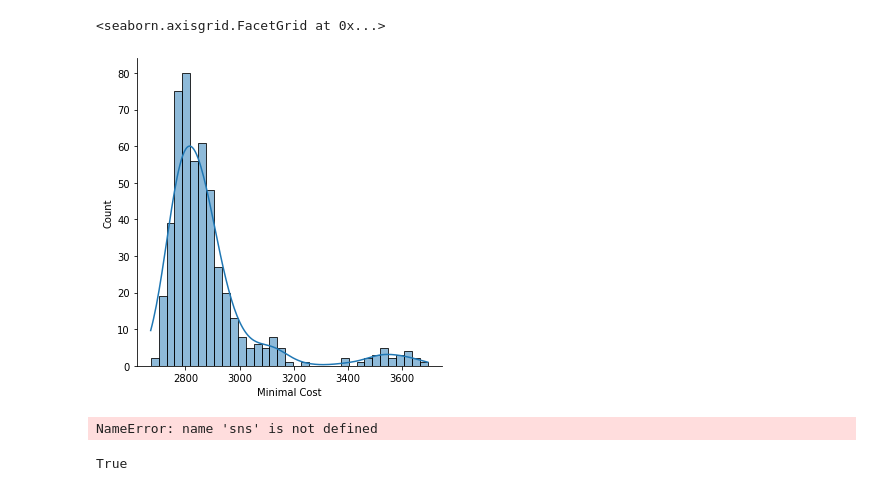
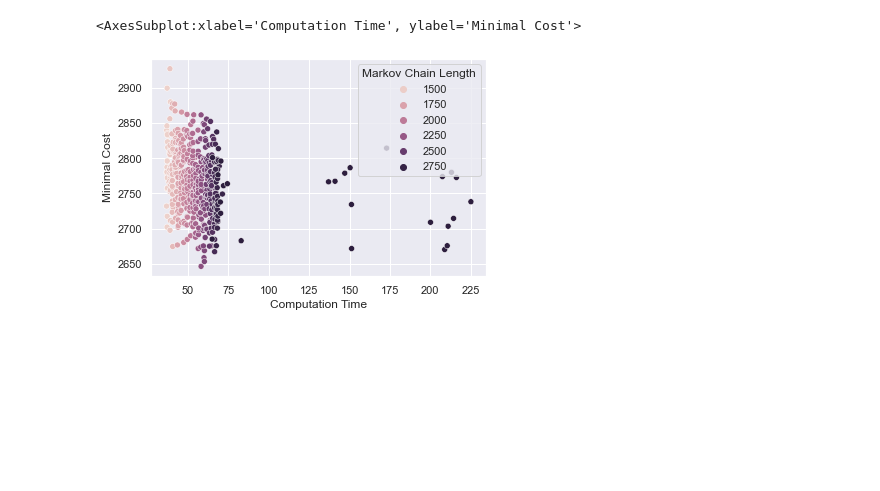
Before and after one commit to MbBrainz/StochasticSimulation-group19, a Jupyter notebook: Assignment3/par_est_nmarkov.ipynb, the cells around one changed output. Drawn from its saved outputs; the diff is of its cells as text; code cells hidden in the pictures; blank space fills up the shorter version.

```diff
--- a/Assignment3/par_est_nmarkov.ipynb
+++ b/Assignment3/par_est_nmarkov.ipynb
@@ -25,4 +25,14 @@ def loop_markov(nloop, nmarkov_list):
 
 
 # loop_markov(2,[140, 280])
+# %%
+# # Done for array([  70,  140,  210,  280,  350,  420,  490,  560,  630,  700,  770, 840,  910,  980, 1050, 1120, 1190, 1260, 1330, 1400])
+
+ncities = 280
+step = int(ncities/4)
+start = int(1470)
+stop = int(ncities*10+step)
+nmarkov_list = np.arange(start, stop, step, dtype=int)
+
+# loop_markov(25, nmarkov_list)
 # %%
@@ -52 +87,7 @@ df.describe()
+# %%
+
+sns.scatterplot(data=df, x=headers[3], y=headers[0], hue=headers[9], hue_order=nmarkov_list)
+# %% [output]
+<AxesSubplot:xlabel='Computation Time', ylabel='Minimal Cost'>
+[figure, added]
 # %%
@@ -55,16 +94,0 @@ df.describe()
-# %%
-import seaborn as sns
-headers = TestResult.headers()
-sns.displot(data=df[df[headers[6]] == 0.005], x=headers[0], kde=True)
-# %% [output]
-<seaborn.axisgrid.FacetGrid at 0x...>
-[figure, removed]
-# %%
-sns.violinplot(data=df, x=headers[9], y=headers[0])
-# %% [output]
-NameError: name 'sns' is not defined
-# %%
-dataset = "gsdag"
-dataset != ""
-# %% [output]
-True
```
Also changed, not shown: parts of 8 cells of this notebook, 4 other files.
